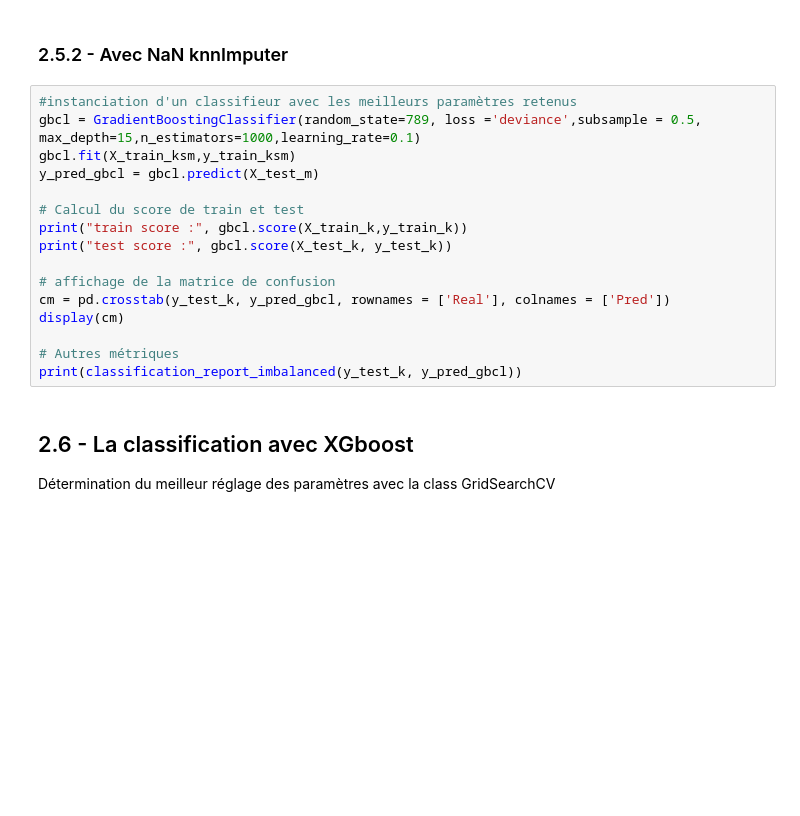
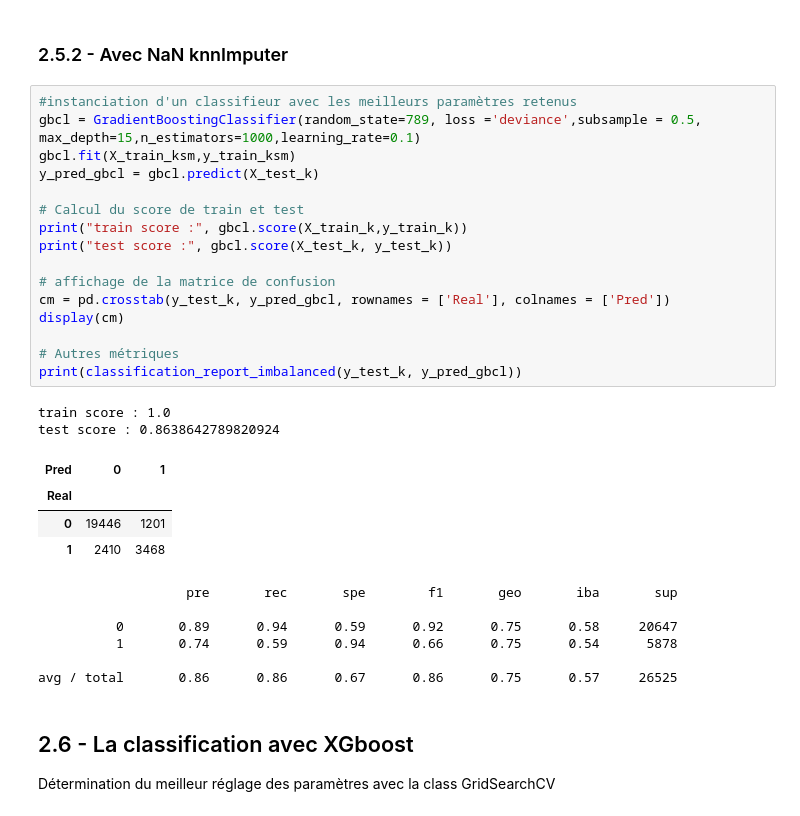
Before and after one commit to Romainpf/RainTomorrw, a Jupyter notebook: fev22_bds_meteo_V4.1.ipynb, the cells around one changed output. Cells and saved outputs as stored; diff of their text form; blank space fills up the shorter version.

```diff
--- a/fev22_bds_meteo_V4.1.ipynb
+++ b/fev22_bds_meteo_V4.1.ipynb
@@ -1225,19 +1225,32 @@ avg / total       0.86      0.87      0.67      0.86      0.75      0.57     277
 # %%
 #instanciation d'un classifieur avec les meilleurs paramètres retenus
 gbcl = GradientBoostingClassifier(random_state=789, loss ='deviance',subsample = 0.5, max_depth=15,n_estimators=1000,learning_rate=0.1)
 gbcl.fit(X_train_ksm,y_train_ksm)
-y_pred_gbcl = gbcl.predict(X_test_m)
+y_pred_gbcl = gbcl.predict(X_test_k)
 
 # Calcul du score de train et test
 print("train score :", gbcl.score(X_train_k,y_train_k))
 print("test score :", gbcl.score(X_test_k, y_test_k))
 
 # affichage de la matrice de confusion
 cm = pd.crosstab(y_test_k, y_pred_gbcl, rownames = ['Real'], colnames = ['Pred'])
 display(cm)
 
 # Autres métriques
 print(classification_report_imbalanced(y_test_k, y_pred_gbcl))
+# %% [output]
+train score : 1.0
+test score : 0.8638642789820924
+| Pred | 0 | 1 |
+| Real |  |  |
+| 0 | 19446 | 1201 |
+| 1 | 2410 | 3468 |
+                   pre       rec       spe        f1       geo       iba       sup
+
+          0       0.89      0.94      0.59      0.92      0.75      0.58     20647
+          1       0.74      0.59      0.94      0.66      0.75      0.54      5878
+
+avg / total       0.86      0.86      0.67      0.86      0.75      0.57     26525
 # %% [markdown]
 ## 2.6 -  La classification avec XGboost
 Détermination du meilleur réglage des paramètres avec la class GridSearchCV
```
Also changed, not shown: parts of 2 cells of this notebook.
